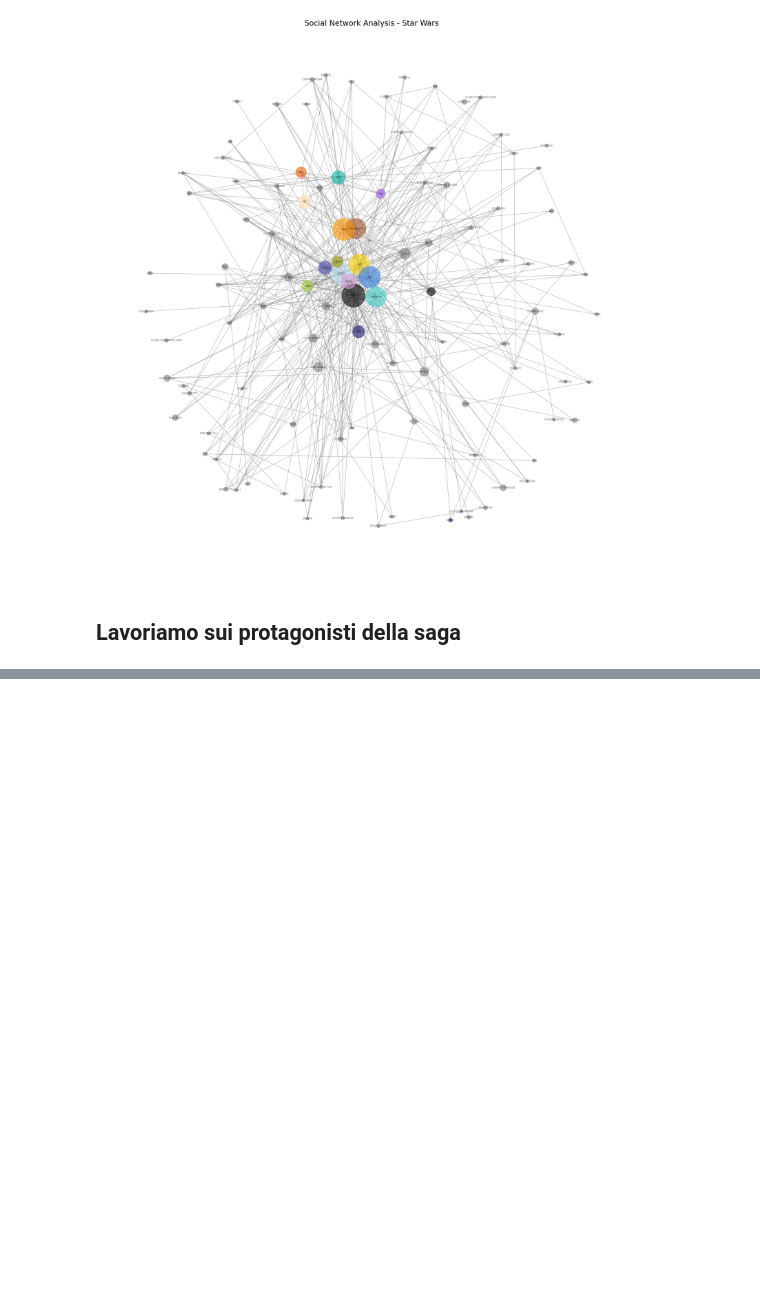
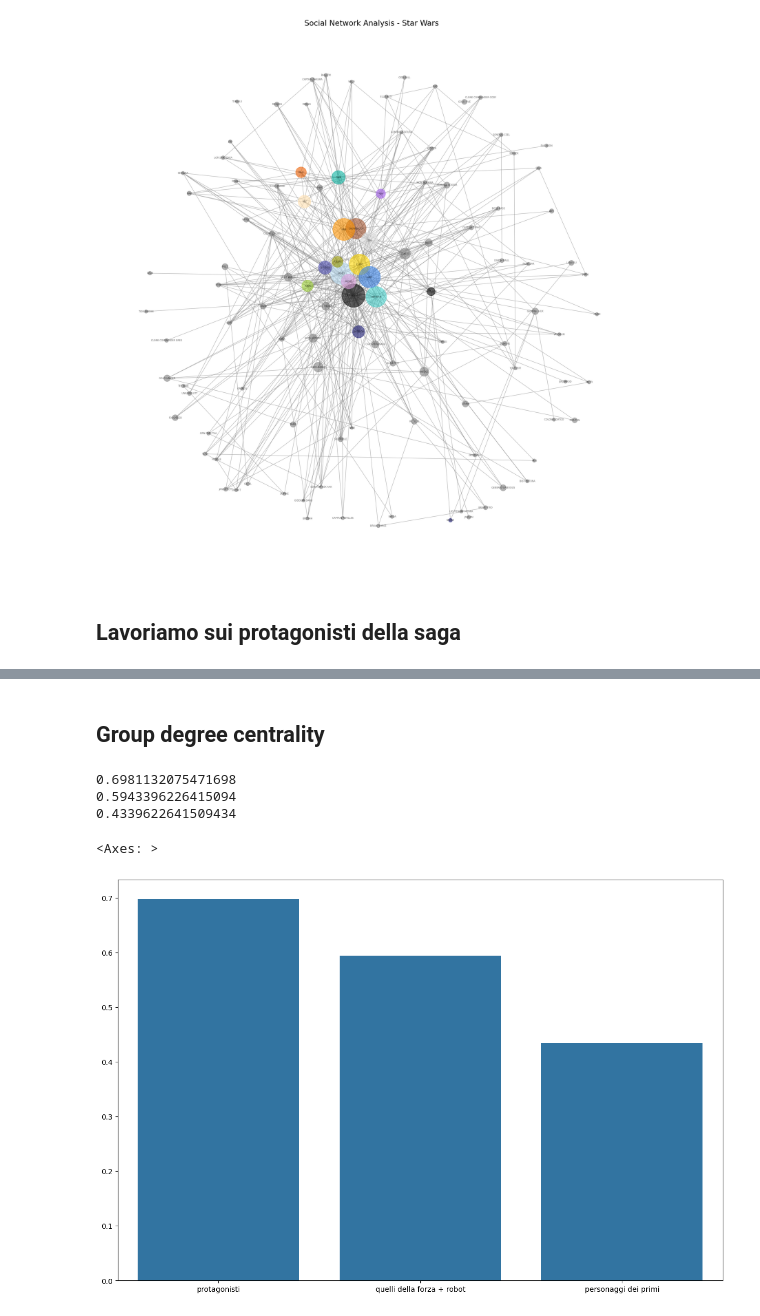
Before and after one commit to Walter-Di-Sabatino/Social-Network-Analysis-Data-Science-Project, a Jupyter notebook: network_analysis.ipynb, the cells around one changed output, grey strips where cells are left out. Cells and saved outputs as stored; diff of their text form; code cells hidden in the pictures; blank space fills up the shorter version.

```diff
--- a/network_analysis.ipynb
+++ b/network_analysis.ipynb
@@ -81,0 +92,23 @@ for character in characters:
+# %% [markdown]
+## Group degree centrality
+# %%
+gcentral_bet = []
+group1 ={"LUKE", "LEIA", "DARTH VADER", "HAN", "REY"}
+gcentral_bet.append(nx.group_degree_centrality(G,group1))
+print(gcentral_bet[0])
+
+group2 ={"LUKE", "YODA", "OBI-WAN", "R2-D2", "C-3PO"}
+gcentral_bet.append(nx.group_degree_centrality(G,group2))
+print(gcentral_bet[1])
+
+group3 ={"LUKE", "LEIA", "CHEWBACCA", "HAN", "C-3PO"}
+gcentral_bet.append(nx.group_degree_centrality(G,group3))
+print(gcentral_bet[2])
+plt.figure(figsize=(15,10))
+sns.barplot(x=['protagonisti','quelli della forza + robot','personaggi dei primi'], y=gcentral_bet)
+# %% [output]
+0.6981132075471698
+0.5943396226415094
+0.4339622641509434
+<Axes: >
+[figure, added]
```
Also changed, not shown: parts of 4 cells of this notebook.
